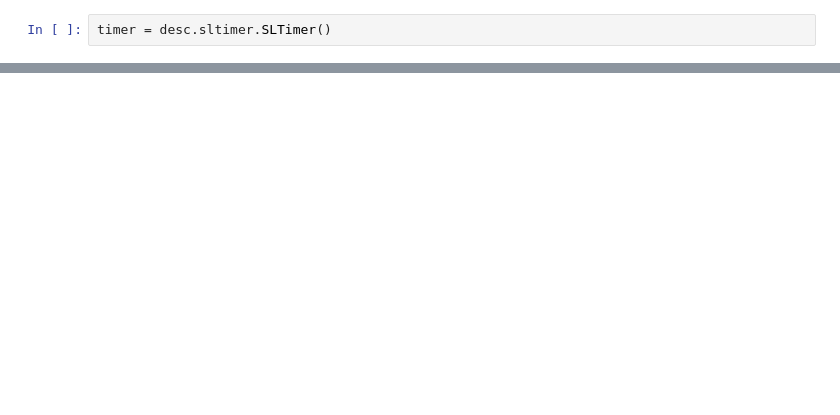
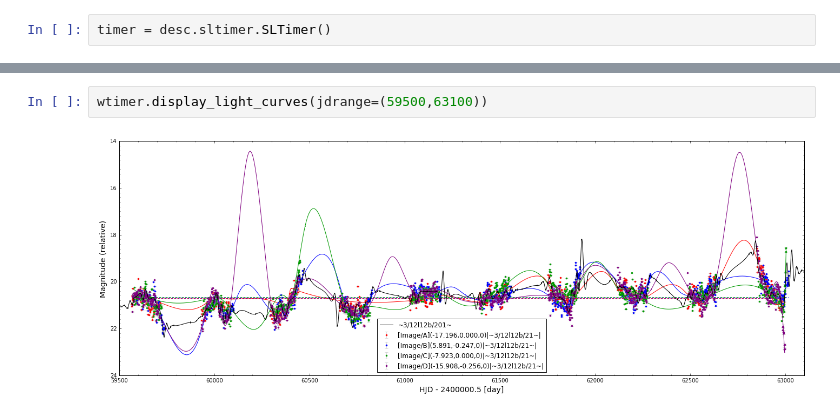
Before and after one commit to LSSTDESC/SLTimer, a Jupyter notebook: notebooks/SLTimer_TDC2_Example.ipynb, the cells around one changed output, grey strips where cells are left out. Drawn from its saved outputs; the diff is of its cells as text; blank space fills up the shorter version.

```diff
--- a/notebooks/SLTimer_TDC2_Example.ipynb
+++ b/notebooks/SLTimer_TDC2_Example.ipynb
@@ -62,0 +133,4 @@ timer.estimate_time_delays(method='pycs',microlensing='spline',agn='spline',erro
+# %%
+wtimer.display_light_curves(jdrange=(59500,63100))
+# %% [output]
+[figure, added]
```
Also changed, not shown: parts of 25 cells of this notebook, 2 other files.
